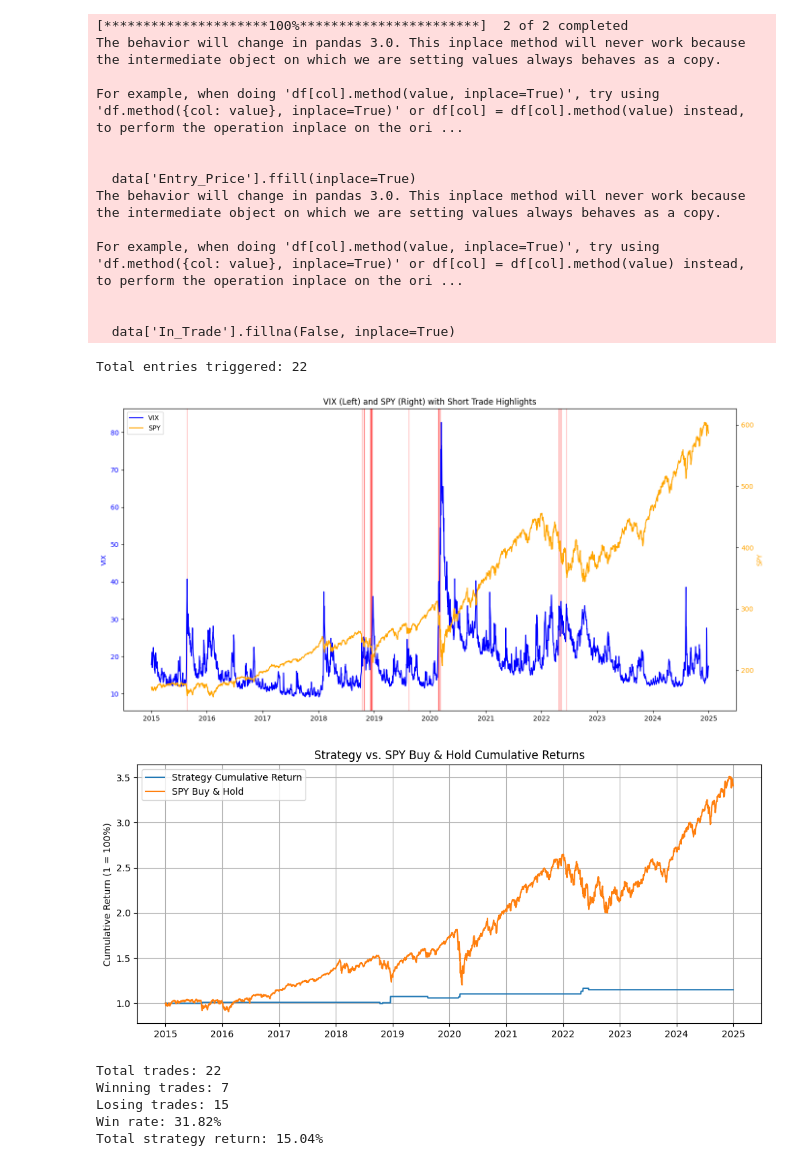
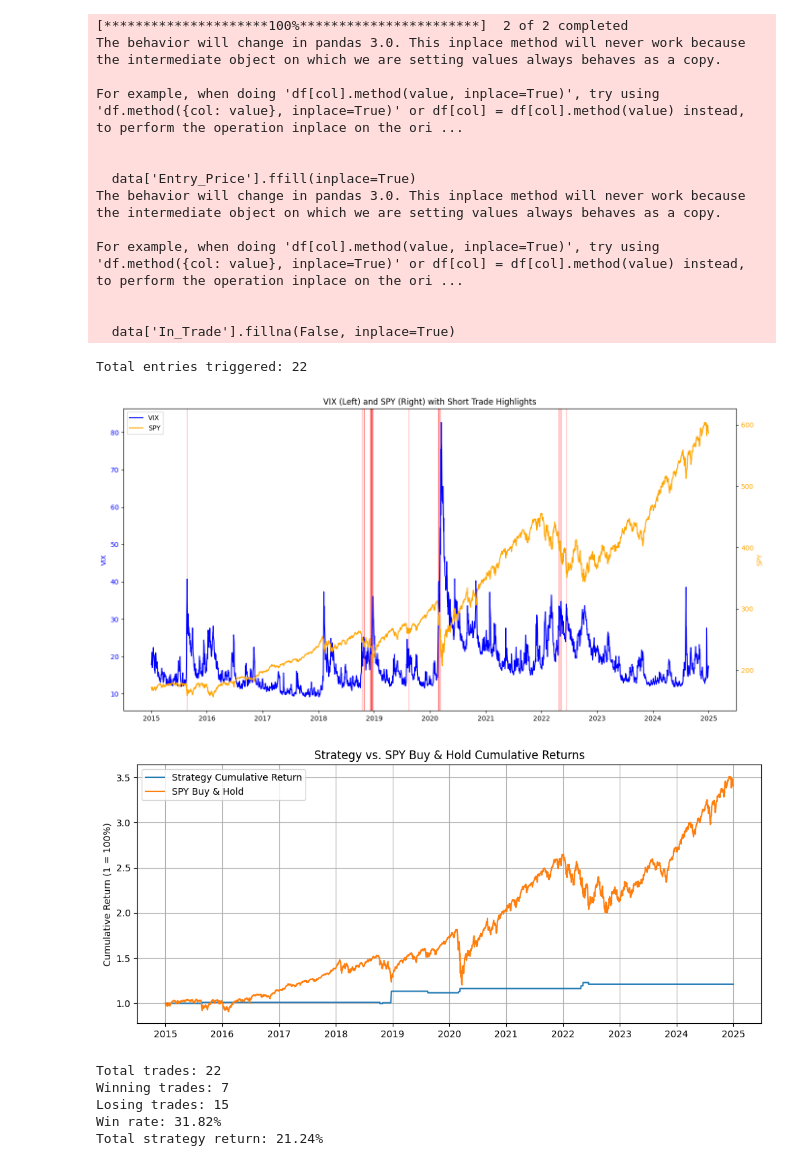
Before and after one commit to kinjuk/market-analysis, a Jupyter notebook: vix-strategies/spy-vix/vix_spy.ipynb, the cells around one changed output. Drawn from its saved outputs; the diff is of its cells as text; code cells hidden in the pictures.

```diff
--- a/vix-strategies/spy-vix/vix_spy.ipynb
+++ b/vix-strategies/spy-vix/vix_spy.ipynb
@@ -16,11 +16,11 @@ data['VIX_pct'] = data['VIX'].pct_change() * 100
 data['SPY_pct'] = data['SPY'].pct_change() * 100
 
 # PARAMETERS
-VIX_RISE_THRESHOLD = 20       # VIX rise % to signal fear spike #20
+VIX_RISE_THRESHOLD = 20       # VIX rise % to signal fear spike
 SPY_FALL_THRESHOLD = -2.5      # SPY drop % for entry
 SPY_RECOVER_EXIT = 2.0       # SPY gain % to exit
 VIX_DROP_EXIT = -5.0        # VIX drop % to exit
-MAX_HOLD_DAYS = 10       # max holding period
+MAX_HOLD_DAYS = 13       # max holding period
 STOP_LOSS = -2.0               # stop loss % from entry price
 
 # Prepare columns
@@ -132,36 +132,36 @@ plt.grid(True)
 plt.show()
 
 # 6. Performance Summary
 total_trades = data['Trade_Return'].count()
 winning_trades = (data['Trade_Return'] > 0).sum()
 losing_trades = (data['Trade_Return'] <= 0).sum()
 win_rate = winning_trades / total_trades if total_trades > 0 else 0
 total_return = data['Cumulative_Strategy'].iloc[-1] - 1
 
 print(f"Total trades: {total_trades}")
 print(f"Winning trades: {winning_trades}")
 print(f"Losing trades: {losing_trades}")
 print(f"Win rate: {win_rate:.2%}")
 print(f"Total strategy return: {total_return:.2%}")
 # %% [output]
 [*********************100%***********************]  2 of 2 completed
 The behavior will change in pandas 3.0. This inplace method will never work because the intermediate object on which we are setting values always behaves as a copy.
 
 For example, when doing 'df[col].method(value, inplace=True)', try using 'df.method({col: value}, inplace=True)' or df[col] = df[col].method(value) instead, to perform the operation inplace on the ori ...
 
 
   data['Entry_Price'].ffill(inplace=True)
 The behavior will change in pandas 3.0. This inplace method will never work because the intermediate object on which we are setting values always behaves as a copy.
 
 For example, when doing 'df[col].method(value, inplace=True)', try using 'df.method({col: value}, inplace=True)' or df[col] = df[col].method(value) instead, to perform the operation inplace on the ori ...
 
 
   data['In_Trade'].fillna(False, inplace=True)
 Total entries triggered: 22
 [figure]
-[figure, old version]
+[figure, new version]
 Total trades: 22
 Winning trades: 7
 Losing trades: 15
 Win rate: 31.82%
-Total strategy return: 15.04%
+Total strategy return: 21.24%
```
